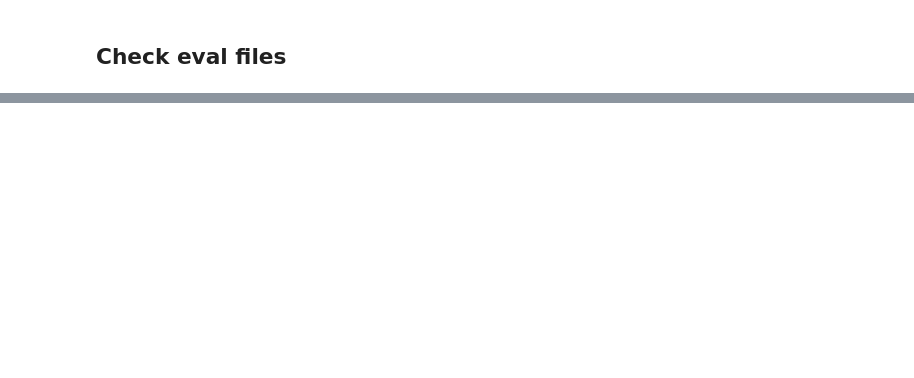
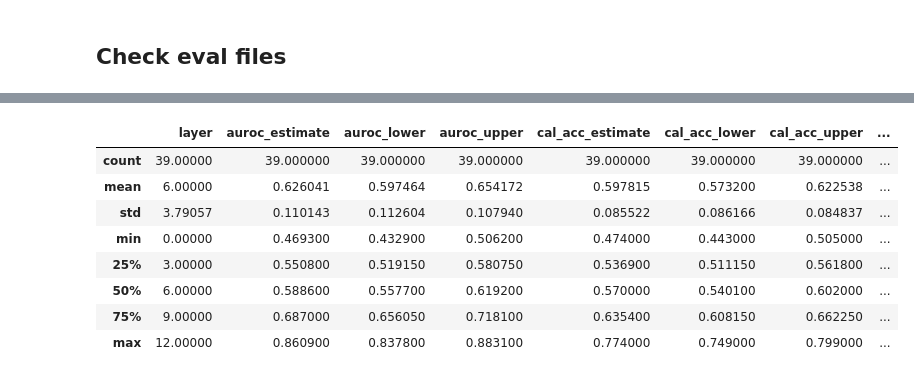
Before and after one commit to AugustasMacijauskas/mlmi-thesis, a Jupyter notebook: src/prototyping/test_elk_reporter_outputs.ipynb, the cells around one changed output, grey strips where cells are left out. Saved outputs shown, nothing was run; the diff lists cells and outputs as text; code cells hidden in the pictures; blank space fills up the shorter version.

```diff
--- a/src/prototyping/test_elk_reporter_outputs.ipynb
+++ b/src/prototyping/test_elk_reporter_outputs.ipynb
@@ -37,0 +39,12 @@ df
+# %%
+df.describe()
+# %% [output]
+|  | layer | auroc_estimate | auroc_lower | auroc_upper | cal_acc_estimate | cal_acc_lower | cal_acc_upper | ... |
+| count | 39.00000 | 39.000000 | 39.000000 | 39.000000 | 39.000000 | 39.000000 | 39.000000 | ... |
+| mean | 6.00000 | 0.626041 | 0.597464 | 0.654172 | 0.597815 | 0.573200 | 0.622538 | ... |
+| std | 3.79057 | 0.110143 | 0.112604 | 0.107940 | 0.085522 | 0.086166 | 0.084837 | ... |
+| min | 0.00000 | 0.469300 | 0.432900 | 0.506200 | 0.474000 | 0.443000 | 0.505000 | ... |
+| 25% | 3.00000 | 0.550800 | 0.519150 | 0.580750 | 0.536900 | 0.511150 | 0.561800 | ... |
+| 50% | 6.00000 | 0.588600 | 0.557700 | 0.619200 | 0.570000 | 0.540100 | 0.602000 | ... |
+| 75% | 9.00000 | 0.687000 | 0.656050 | 0.718100 | 0.635400 | 0.608150 | 0.662250 | ... |
+| max | 12.00000 | 0.860900 | 0.837800 | 0.883100 | 0.774000 | 0.749000 | 0.799000 | ... |
```
Also changed, not shown: parts of 3 cells of this notebook, 17 other files.
